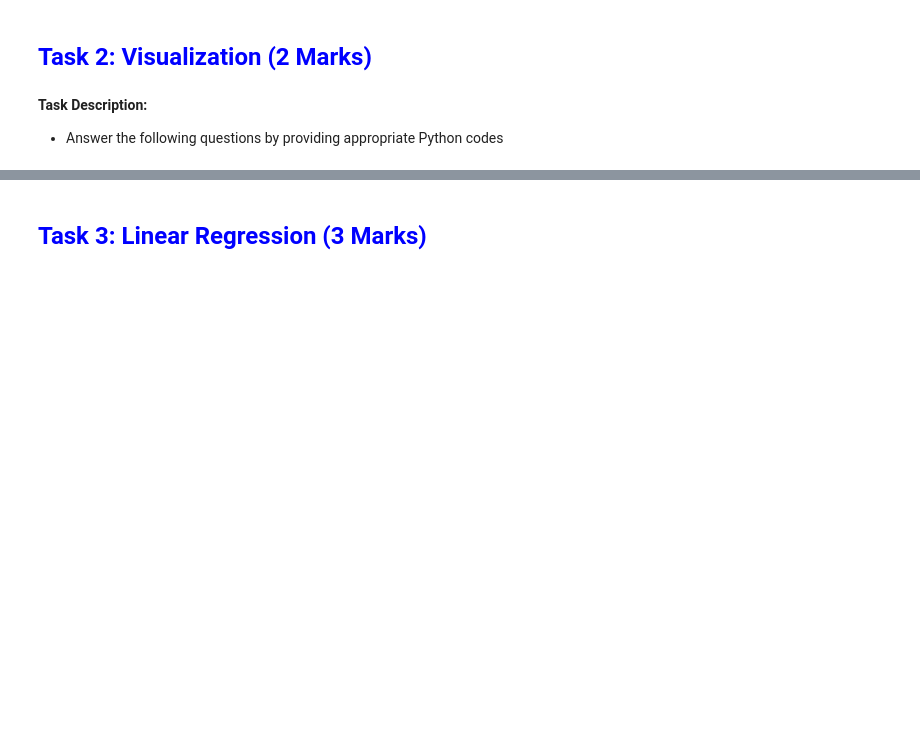
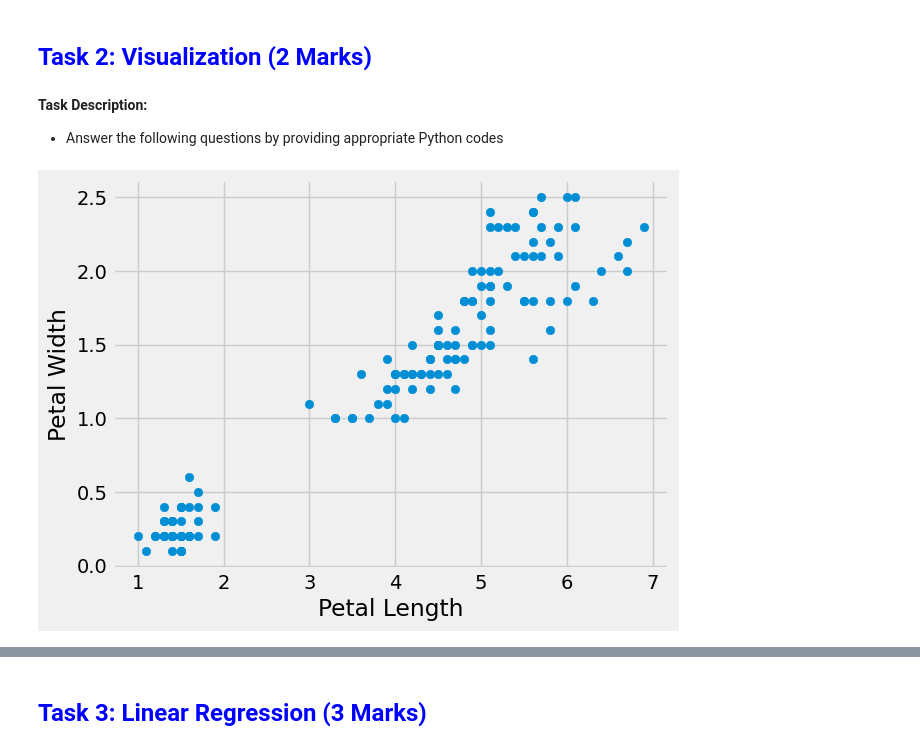
Before and after one commit to Enoimii/FDS, a Jupyter notebook: Notebooks/class activities/intro.ipynb, the cells around one changed output, grey strips where cells are left out. Drawn from its saved outputs; the diff is of its cells as text; code cells hidden in the pictures; blank space fills up the shorter version.

```diff
--- a/Notebooks/class activities/intro.ipynb
+++ b/Notebooks/class activities/intro.ipynb
@@ -33,7 +51,7 @@ plt.style.use('fivethirtyeight')
 # %%
 from datascience import *
 %matplotlib inline
-path_data = '../../../assets/data/'
+path_data = '/content/drive/MyDrive/Datasets/Iris.csv'
 import matplotlib.pyplot as plt
 plt.style.use('fivethirtyeight')
 import numpy as np
@@ -41,3 +59,5 @@ import numpy as np
 Load data to a table (Use the following cell to load dataset.)
 # %%
 # Load dataset
+iris = Table.read_table(path_data)
+iris.show(5)
@@ -65,3 +133,13 @@ Load data to a table (Use the following cell to load dataset.)
 - Answer the following questions by providing appropriate Python codes
 # %%
 # Q4. Create a scatter plot with petal_length on the x-axis and petal_width on the y-axis. Add a title to your plot.
+petal_length = iris.column('PetalLengthCm')
+petal_width = iris.column('PetalWidthCm')
+
+plt.scatter(petal_length,petal_width)
+plt.xlabel('Petal Length')
+plt.ylabel('Petal Width')
+
+plt.show()
+# %% [output]
+[figure, added]
```
Also changed, not shown: parts of 8 cells of this notebook.
